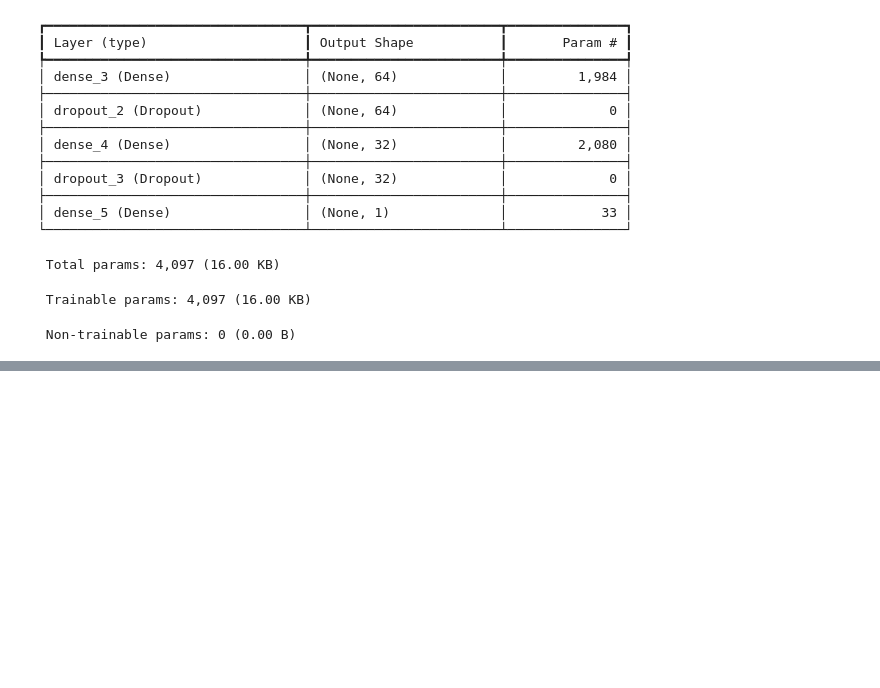
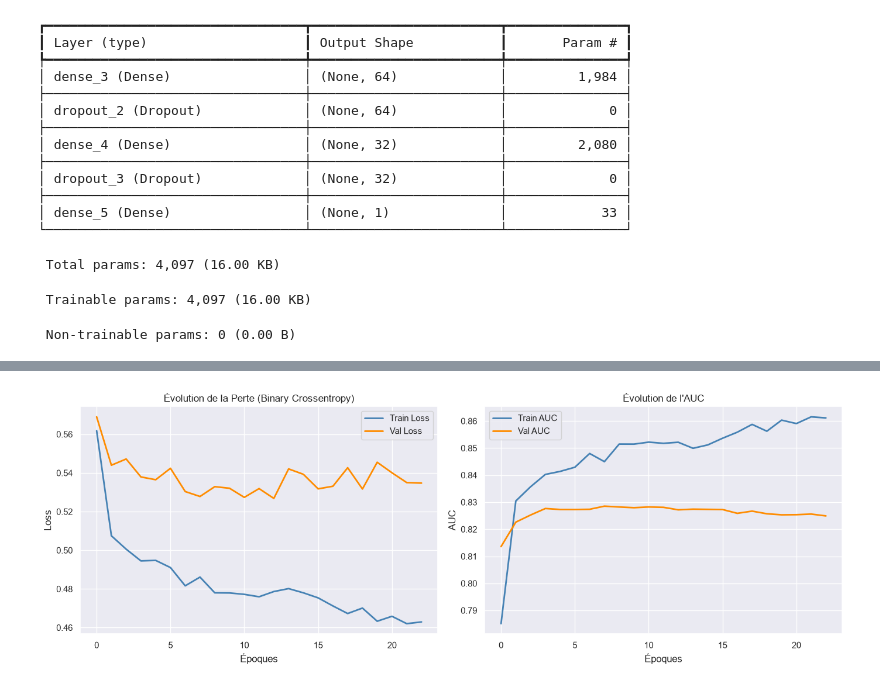
Before and after one commit to longa16/Custormer-Churn-prediction, a Jupyter notebook: telco.ipynb, the cells around one changed output, grey strips where cells are left out. Saved outputs shown, nothing was run; the diff lists cells and outputs as text; code cells hidden in the pictures; blank space fills up the shorter version.

```diff
--- a/telco.ipynb
+++ b/telco.ipynb
@@ -400,0 +407,20 @@ Model: "sequential_1"
+# %%
+from tensorflow.keras.callbacks import EarlyStopping
+
+early_stop = EarlyStopping(
+    monitor='val_loss',
+    patience=10,
+    restore_best_weights=True
+)
+# %%
+x_train_clean = x_train_enc.astype('float32')
+x_test_clean = x_test_enc.astype('float32')
+
+history = model.fit(x_train_clean,
+                    y_train,
+                    validation_split=0.2,
+                    epochs=50,
+                    batch_size=32,
+                    class_weight=class_weight_dict,
+                    callbacks=[early_stop],
+                    verbose=1)
@@ -400,0 +445,25 @@ Model: "sequential_1"
+# %%
+import matplotlib.pyplot as plt
+
+fig, (ax1, ax2) = plt.subplots(1, 2, figsize=(14, 5))
+
+# 1. Courbe de la perte
+ax1.plot(history.history['loss'], label='Train Loss', color='steelblue', lw=2)
+ax1.plot(history.history['val_loss'], label='Val Loss', color='darkorange', lw=2)
+ax1.set_title('Évolution de la Perte')
+ax1.set_xlabel('Époques')
+ax1.set_ylabel('Loss')
+ax1.legend()
+
+# 2. Courbe de l'AUC
+ax2.plot(history.history['auc'], label='Train AUC', color='steelblue', lw=2)
+ax2.plot(history.history['val_auc'], label='Val AUC', color='darkorange', lw=2)
+ax2.set_title('Évolution de l\'AUC')
+ax2.set_xlabel('Époques')
+ax2.set_ylabel('AUC')
+ax2.legend()
+
+plt.tight_layout()
+plt.show()
+# %% [output]
+[figure, added]
```
Also changed, not shown: parts of 5 cells of this notebook, 10 other files.
